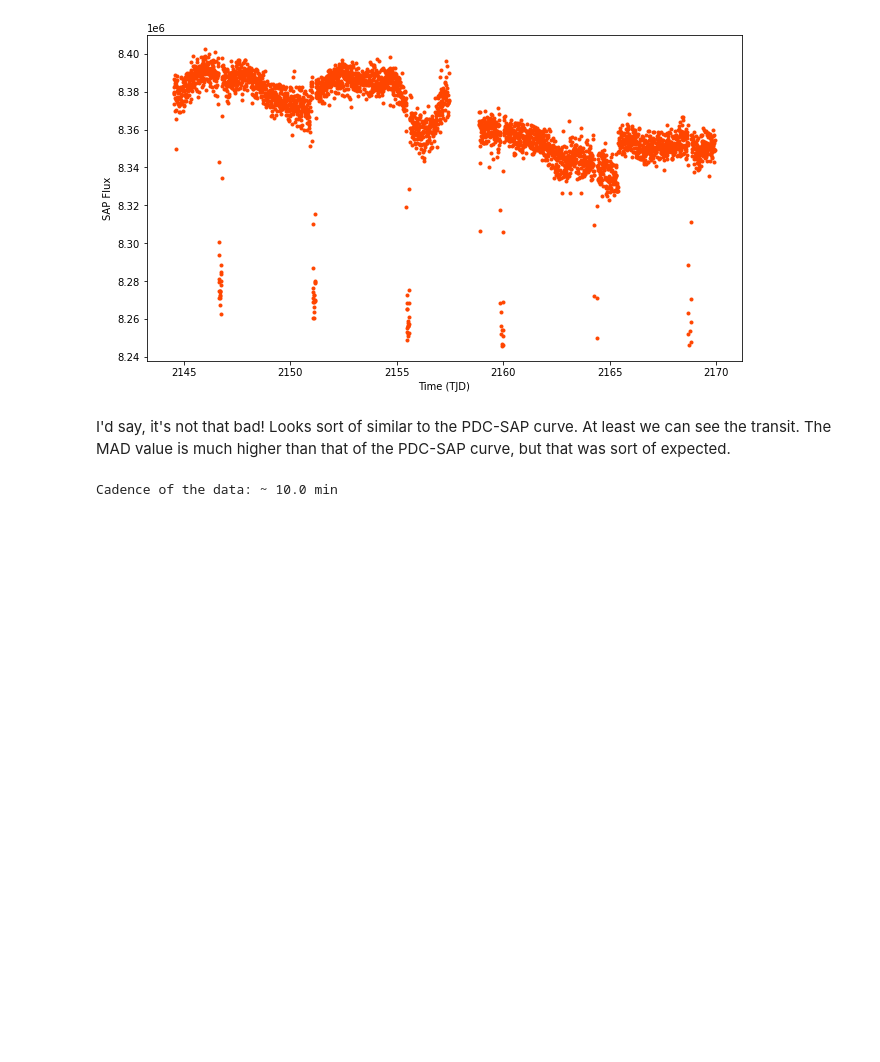
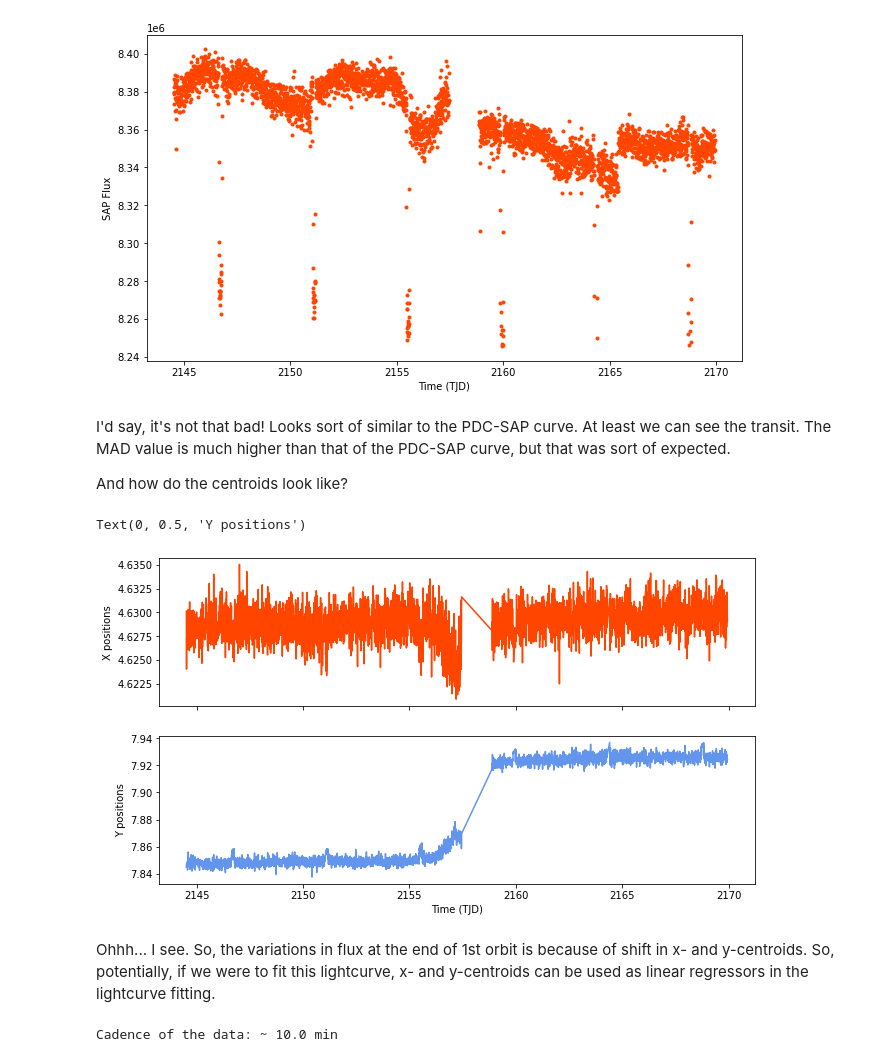
Before and after one commit to Jayshil/tess-tica, a Jupyter notebook: p1.ipynb, the cells around one changed output. Cells and saved outputs as stored; diff of their text form; code cells hidden in the pictures; blank space fills up the shorter version.

Commit message:
centroids

```diff
--- a/p1.ipynb
+++ b/p1.ipynb
@@ -141,11 +141,18 @@ Text(0.5, 1.0, 'Background Mask')
 # %% [markdown]
 This looks reasonable! Now, we will perform background subtraction _and_ aperture photometry simultaneously.
 # %%
+xs = np.arange(ap_mask.shape[1])
+ys = np.arange(ap_mask.shape[0])
+
 lc1 = np.zeros(len(tims))
+xpos, ypos = np.zeros(len(tims)), np.zeros(len(tims))
 for i in range(len(tims)):
     # Background subtraction
     tstamp2 = flxs[i,:,:] - np.median(flxs[i,:,:]*bkg_mask, axis=(0,1))
     lc1[i] = np.nansum(tstamp2*ap_mask, axis=(0,1))
+    # centroids
+    xpos[i] = np.sum(xs*np.sum(tstamp2, axis=0))/np.sum(tstamp2, axis=(0,1))
+    ypos[i] = np.sum(ys*np.sum(tstamp2, axis=1))/np.sum(tstamp2, axis=(0,1))
 # %%
 sc = SigmaClip(sigma_upper=5, sigma_lower=5, stdfunc=mad_std, maxiters=None)
 msk1 = sc(lc1).mask
@@ -163,6 +170,22 @@ Text(0, 0.5, 'SAP Flux')
 [figure]
 # %% [markdown]
 I'd say, it's not that bad! Looks sort of similar to the PDC-SAP curve. At least we can see the transit. The MAD value is much higher than that of the PDC-SAP curve, but that was sort of expected.
+
+And how do the centroids look like?
+# %%
+fig, axs = plt.subplots(2, 1, figsize=(16/1.5, 9/1.5), sharex=True)
+
+axs[0].plot(tims[~msk1], xpos[~msk1], c='orangered')
+axs[0].set_ylabel('X positions')
+
+axs[1].plot(tims[~msk1], ypos[~msk1], c='cornflowerblue')
+axs[1].set_xlabel('Time (TJD)')
+axs[1].set_ylabel('Y positions')
+# %% [output]
+Text(0, 0.5, 'Y positions')
+[figure, added]
+# %% [markdown]
+Ohhh... I see. So, the variations in flux at the end of 1st orbit is because of shift in x- and y-centroids. So, potentially, if we were to fit this lightcurve, x- and y-centroids can be used as linear regressors in the lightcurve fitting.
 # %%
 print('Cadence of the data: ~ {:.1f} min'.format(np.median(np.diff(tims))*24*60))
 # %% [output]
```
Also changed, not shown: parts of 1 cell of this notebook.
